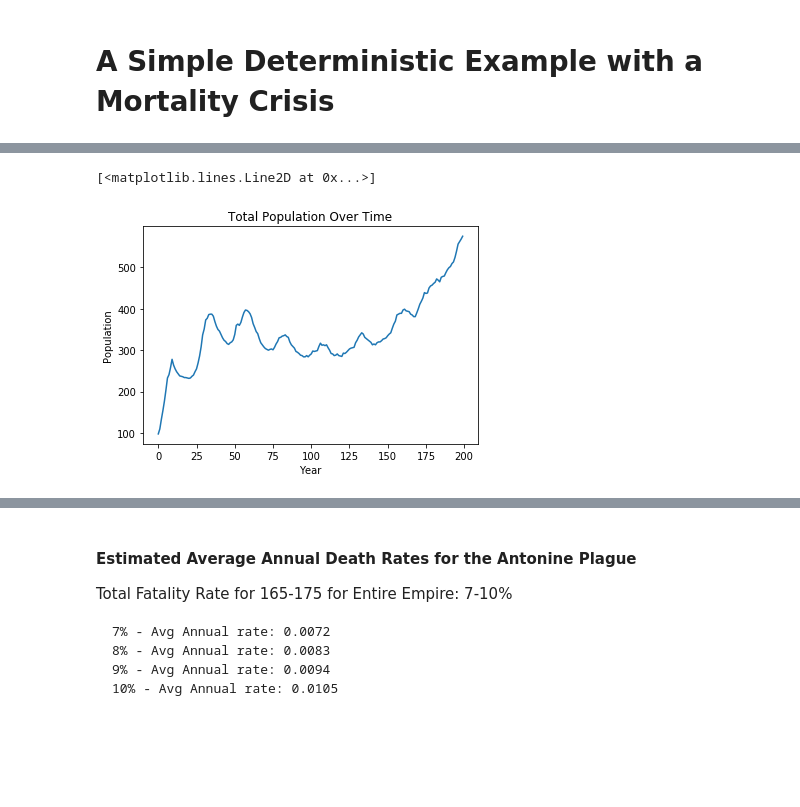
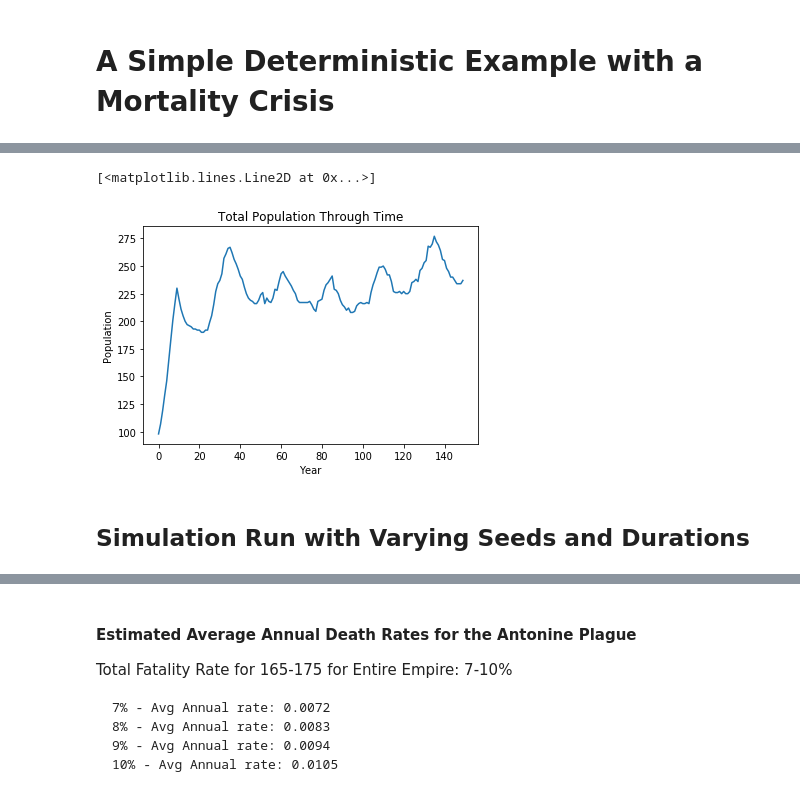
Before and after one commit to acabaniss/house-inheritance, a Jupyter notebook: code/examples/SimpleMortalityCrisisExample.ipynb, the cells around one changed output, grey strips where cells are left out. Cells and saved outputs as stored; diff of their text form; code cells hidden in the pictures; blank space fills up the shorter version.

Commit message:
Arranged a mult-simulation run
added a multi-simulation run that utilizes multiple death rates and compares population through time, keeping all other parameters constant

```diff
--- a/code/examples/SimpleMortalityCrisisExample.ipynb
+++ b/code/examples/SimpleMortalityCrisisExample.ipynb
@@ -145,12 +145,12 @@ birthrule = behavior.conception.BirthRule(marriedbirth = fertility,
                                          infanticide = behavior.conception.infanticide_none)
 # %%
 start_pop = 100 #just a few people to start
-start_area = 20000 #lots of room for growth
+start_area = 4000 #lots of room for growth
 start_age = age_of_majority - 1 #so that everyone makes the transition to marriage eligibility on time
-plague = MortalityCrisis(60, 10, plaguetab)
-pop_each_year = []
+plague = MortalityCrisis(75, 10, plaguetab)
+pop_each_year_base = []
 
-rd.seed(9814) #Used here to standardize the example code across runs for any random parts like name generation.
+rd.seed(6788) #Used here to standardize the example code across runs for any random parts like name generation.
 terra = World()
 sweetwater = Community(world = terra,
                        name = 'Sweetwater',
@@ -164,10 +164,9 @@ sweetwater = Community(world = terra,
                        mobilityrule = mobilityrule,
                        birthrule = birthrule)
 # %%
-while terra.year < 200: #run for however many years
-    plague(terra)
+while terra.year < 150: #run for however many years
+    #plague(terra)
     terra.progress()
-    pop_each_year.append(len(terra.people))
-
+    pop_each_year_base.append(len(terra.people))
 print(terra.year)
 # %% [output]
@@ -218,20 +216,23 @@ print('')
 # %%
 #Population over time
-data_x = list(range(terra.year))
-data_y = pop_each_year
+x_years = list(range(terra.year))
+y_pop1 = pop_each_year_base
 plt.xlabel('Year')
 plt.ylabel('Population')
-plt.title('Total Population Over Time')
-plt.plot(data_x, data_y)
+plt.title('Total Population Through Time')
+plt.plot(x_years, y_pop1)
+#plt.plot(x_years, )
 
 #individual households over time
 
 #number of different households at different population levels
 
 #
 # %% [output]
 [<matplotlib.lines.Line2D at 0x...>]
-[figure, old version]
+[figure, new version]
+# %% [markdown]
+## Simulation Run with Varying Seeds and Durations
 # %%
 killednum = []
 seeds = [123, 456, 789]
```
Also changed, not shown: parts of 15 cells of this notebook.
